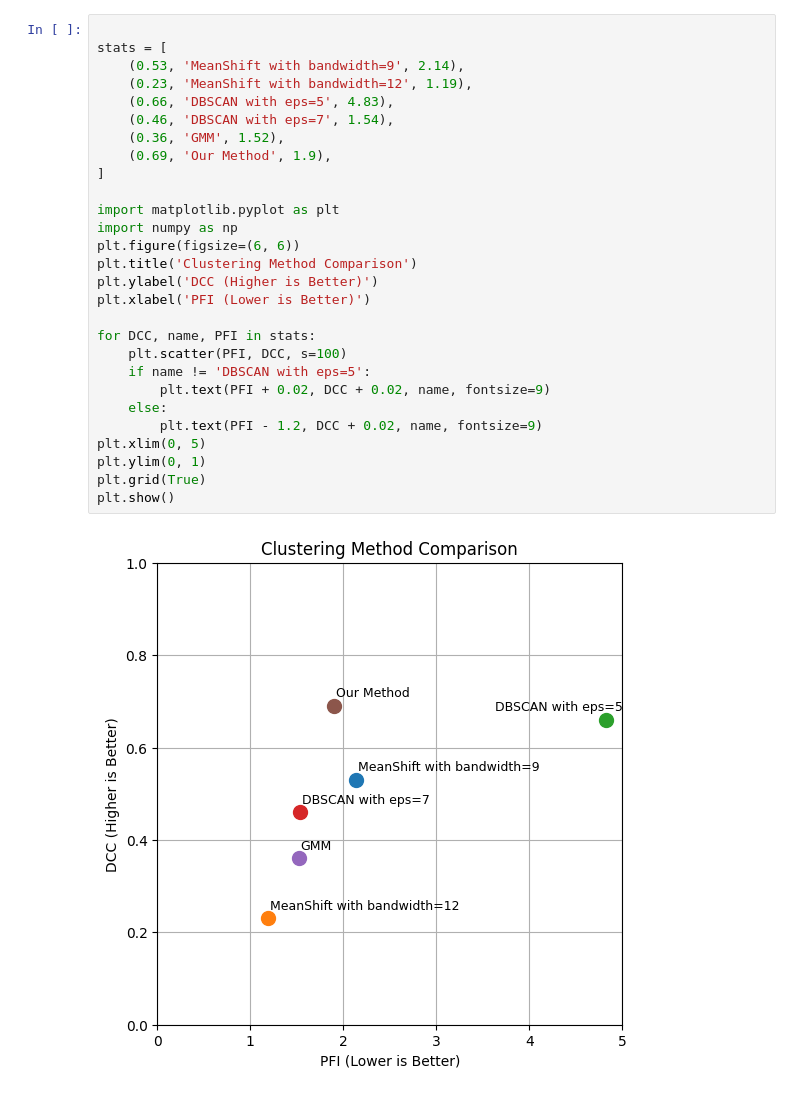
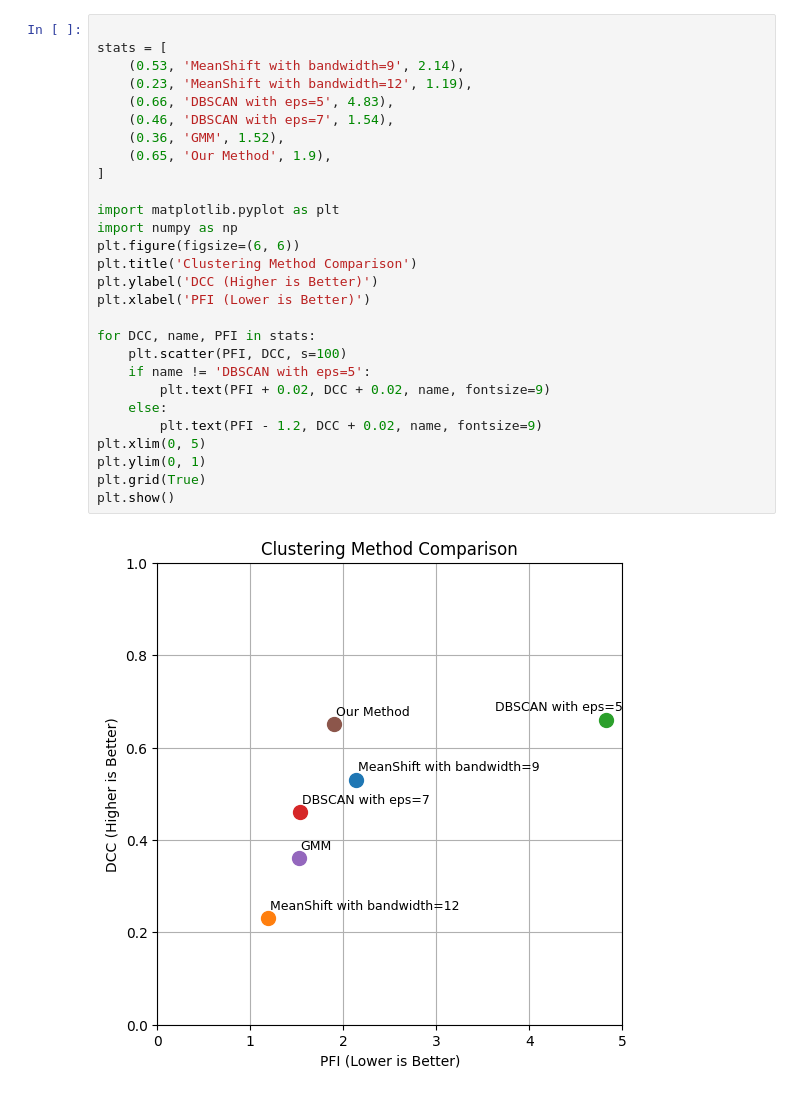
Before and after one commit to skrhakv/seq2pocket, a Jupyter notebook: src/G-manuscript-stats/clustering-figure.ipynb, the cells around one changed output. Saved outputs shown, nothing was run; the diff lists cells and outputs as text.

Commit message:
some visualizations for the manuscript

```diff
--- a/src/G-manuscript-stats/clustering-figure.ipynb
+++ b/src/G-manuscript-stats/clustering-figure.ipynb
@@ -1,30 +1,30 @@
 # %%
 
 stats = [
     (0.53, 'MeanShift with bandwidth=9', 2.14),
     (0.23, 'MeanShift with bandwidth=12', 1.19),
     (0.66, 'DBSCAN with eps=5', 4.83),
     (0.46, 'DBSCAN with eps=7', 1.54),
     (0.36, 'GMM', 1.52),
-    (0.69, 'Our Method', 1.9),
+    (0.65, 'Our Method', 1.9),
 ]
 
 import matplotlib.pyplot as plt
 import numpy as np
 plt.figure(figsize=(6, 6))
 plt.title('Clustering Method Comparison')
 plt.ylabel('DCC (Higher is Better)')
 plt.xlabel('PFI (Lower is Better)')
 
 for DCC, name, PFI in stats:
     plt.scatter(PFI, DCC, s=100)
     if name != 'DBSCAN with eps=5':
         plt.text(PFI + 0.02, DCC + 0.02, name, fontsize=9)
     else:
         plt.text(PFI - 1.2, DCC + 0.02, name, fontsize=9)
 plt.xlim(0, 5)
 plt.ylim(0, 1)
 plt.grid(True)
 plt.show()
 # %% [output]
-[figure, old version]
+[figure, new version]
```
Also changed, not shown: 2 other files.
